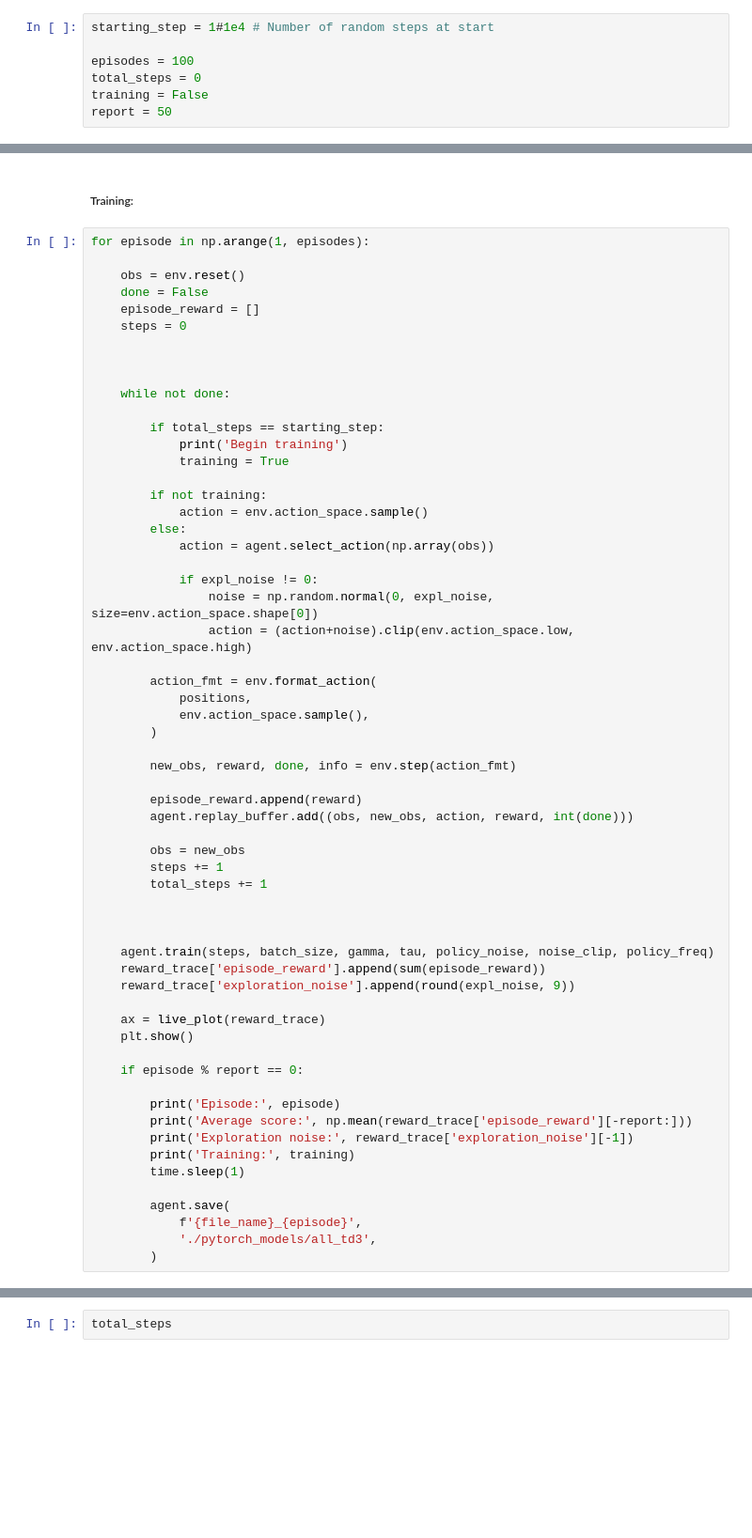
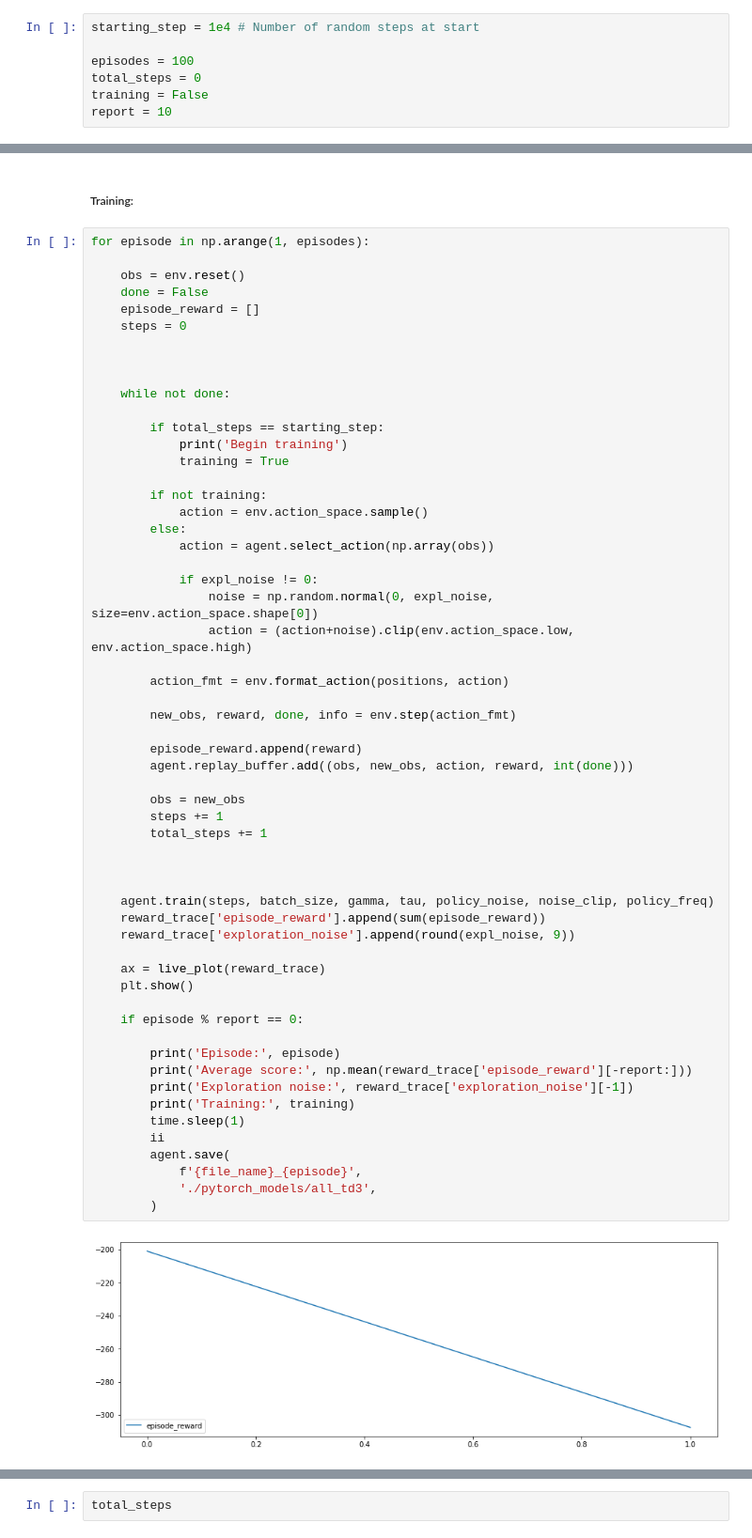
Before and after one commit to willarliss/Trade-Bot-2, a Jupyter notebook: testing_agent.ipynb, the cells around one changed output, grey strips where cells are left out. Shown: that part at 94% size. Cells and saved outputs as stored; diff of their text form; blank space fills up the shorter version.

```diff
--- a/testing_agent.ipynb
+++ b/testing_agent.ipynb
@@ -85,12 +87,12 @@ agent = Agent(
 # %%
 positions = env.positions
 # %%
-starting_step = 1#1e4 # Number of random steps at start
+starting_step = 1e4 # Number of random steps at start
 
 episodes = 100
 total_steps = 0
 training = False
-report = 50
+report = 10
 # %%
 reward_trace = collections.defaultdict(list)
 # %% [markdown]
@@ -120,38 +122,37 @@ for episode in np.arange(1, episodes):
                 noise = np.random.normal(0, expl_noise, size=env.action_space.shape[0])
                 action = (action+noise).clip(env.action_space.low, env.action_space.high)
 
-        action_fmt = env.format_action(
-            positions,
-            env.action_space.sample(),
-        )
+        action_fmt = env.format_action(positions, action)
 
         new_obs, reward, done, info = env.step(action_fmt)
 
         episode_reward.append(reward)
         agent.replay_buffer.add((obs, new_obs, action, reward, int(done)))
 
         obs = new_obs
         steps += 1
         total_steps += 1
 
 
 
     agent.train(steps, batch_size, gamma, tau, policy_noise, noise_clip, policy_freq)
     reward_trace['episode_reward'].append(sum(episode_reward))
     reward_trace['exploration_noise'].append(round(expl_noise, 9))
 
     ax = live_plot(reward_trace)
     plt.show()
 
     if episode % report == 0:
 
         print('Episode:', episode)
         print('Average score:', np.mean(reward_trace['episode_reward'][-report:]))
         print('Exploration noise:', reward_trace['exploration_noise'][-1])
         print('Training:', training)
         time.sleep(1)
-
+        ii
         agent.save(
             f'{file_name}_{episode}',
             './pytorch_models/all_td3',
         )
+# %% [output]
+[figure, added]
```
Also changed, not shown: parts of 2 cells of this notebook, 2 other files.
